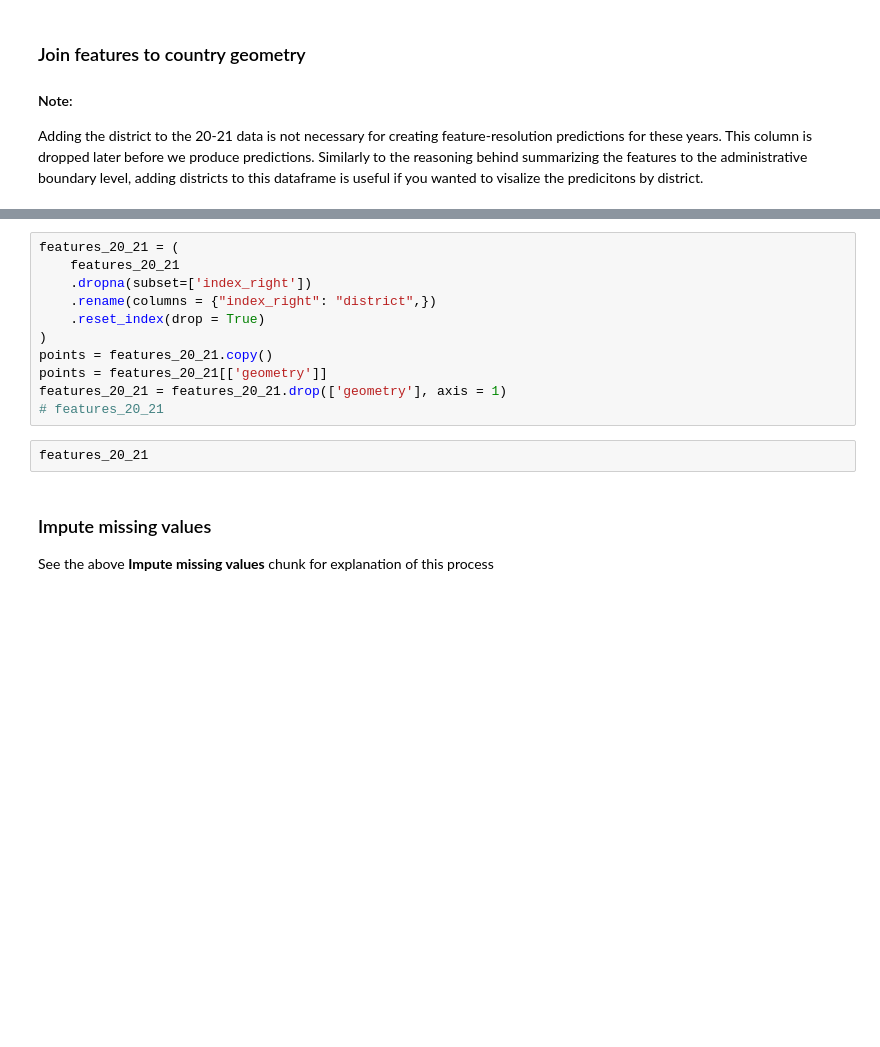
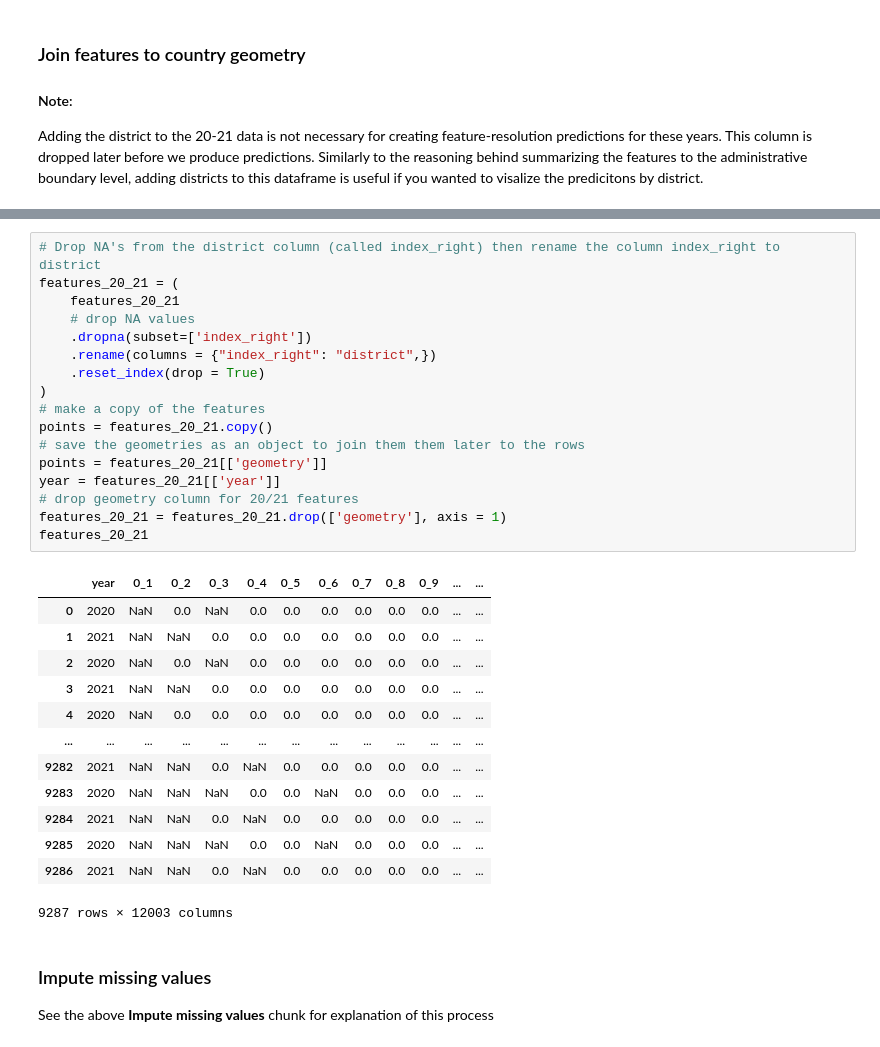
Before and after one commit to mosaiks-capstone/Modeling, a Jupyter notebook: crop_modeling_wide_predict20-21.ipynb, the cells around one changed output, grey strips where cells are left out. Saved outputs shown, nothing was run; the diff lists cells and outputs as text; blank space fills up the shorter version.

```diff
--- a/crop_modeling_wide_predict20-21.ipynb
+++ b/crop_modeling_wide_predict20-21.ipynb
@@ -663,16 +866,34 @@ features_20_21 = features_20_21.sjoin(country_shp, how = 'left', predicate = 'wi
 # %%
+# Drop NA's from the district column (called index_right) then rename the column index_right to district
 features_20_21 = (
     features_20_21
+    # drop NA values
     .dropna(subset=['index_right'])
     .rename(columns = {"index_right": "district",})
     .reset_index(drop = True)
 )
+# make a copy of the features
 points = features_20_21.copy()
+# save the geometries as an object to join them them later to the rows
 points = features_20_21[['geometry']]
+year = features_20_21[['year']]
+# drop geometry column for 20/21 features
 features_20_21 = features_20_21.drop(['geometry'], axis = 1)
-# features_20_21
+features_20_21
+# %% [output]
+|  | year | 0_1 | 0_2 | 0_3 | 0_4 | 0_5 | 0_6 | 0_7 | 0_8 | 0_9 | ... | ... |
+| 0 | 2020 | NaN | 0.0 | NaN | 0.0 | 0.0 | 0.0 | 0.0 | 0.0 | 0.0 | ... | ... |
+| 1 | 2021 | NaN | NaN | 0.0 | 0.0 | 0.0 | 0.0 | 0.0 | 0.0 | 0.0 | ... | ... |
+| 2 | 2020 | NaN | 0.0 | NaN | 0.0 | 0.0 | 0.0 | 0.0 | 0.0 | 0.0 | ... | ... |
+| 3 | 2021 | NaN | NaN | 0.0 | 0.0 | 0.0 | 0.0 | 0.0 | 0.0 | 0.0 | ... | ... |
+| 4 | 2020 | NaN | 0.0 | 0.0 | 0.0 | 0.0 | 0.0 | 0.0 | 0.0 | 0.0 | ... | ... |
+| ... | ... | ... | ... | ... | ... | ... | ... | ... | ... | ... | ... | ... |
+| 9282 | 2021 | NaN | NaN | 0.0 | NaN | 0.0 | 0.0 | 0.0 | 0.0 | 0.0 | ... | ... |
+| 9283 | 2020 | NaN | NaN | NaN | 0.0 | 0.0 | NaN | 0.0 | 0.0 | 0.0 | ... | ... |
+| 9284 | 2021 | NaN | NaN | 0.0 | NaN | 0.0 | 0.0 | 0.0 | 0.0 | 0.0 | ... | ... |
+| 9285 | 2020 | NaN | NaN | NaN | 0.0 | 0.0 | NaN | 0.0 | 0.0 | 0.0 | ... | ... |
+| 9286 | 2021 | NaN | NaN | 0.0 | NaN | 0.0 | 0.0 | 0.0 | 0.0 | 0.0 | ... | ... |
+9287 rows × 12003 columns
-# %%
-features_20_21
 # %% [markdown]
 ### Impute missing values
 See the above **Impute missing values** chunk for explanation of this process
```
Also changed, not shown: parts of 50 cells of this notebook.
